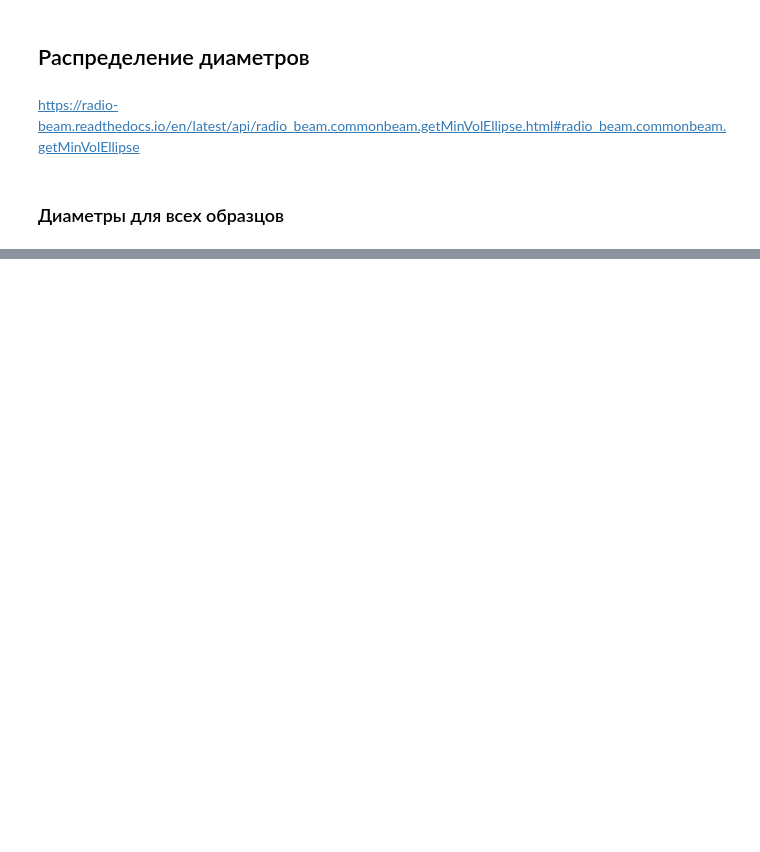
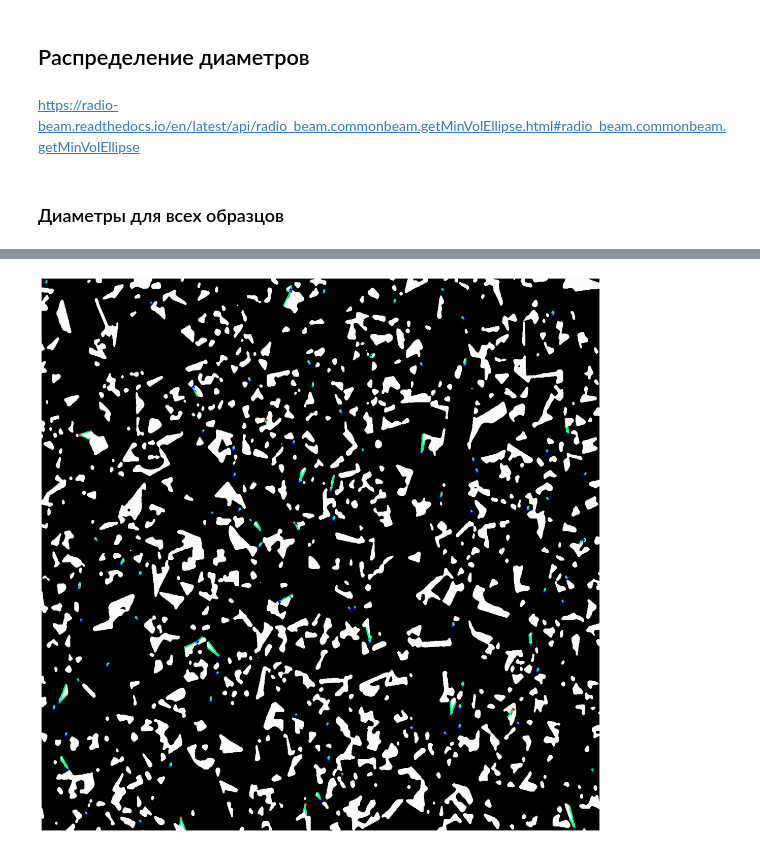
Before and after one commit to dkagramanyan/WC-Co_computer_vision, a Jupyter notebook: 03 - angles_beams.ipynb, the cells around one changed output, grey strips where cells are left out. Saved outputs shown, nothing was run; the diff lists cells and outputs as text; code cells hidden in the pictures; blank space fills up the shorter version.

```diff
--- a/03 - angles_beams.ipynb
+++ b/03 - angles_beams.ipynb
@@ -641,0 +774,5 @@ grainShow.img_show(marked_images[1])
+# %%
+grainShow.img_show(img)
+io.imsave('малые углы.png',img)
+# %% [output]
+[figure, added]
```
Also changed, not shown: parts of 17 cells of this notebook, 3 other files.
